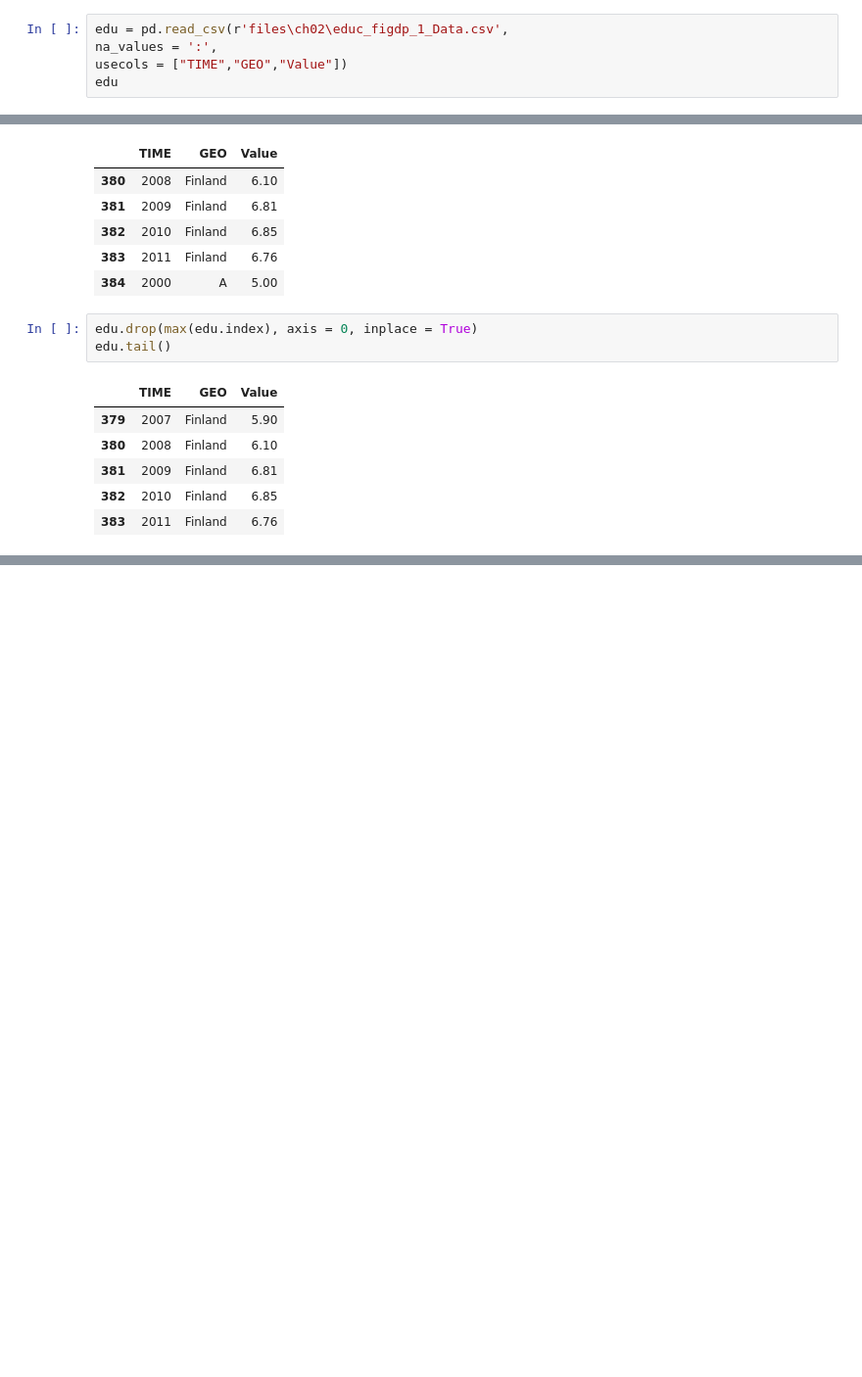
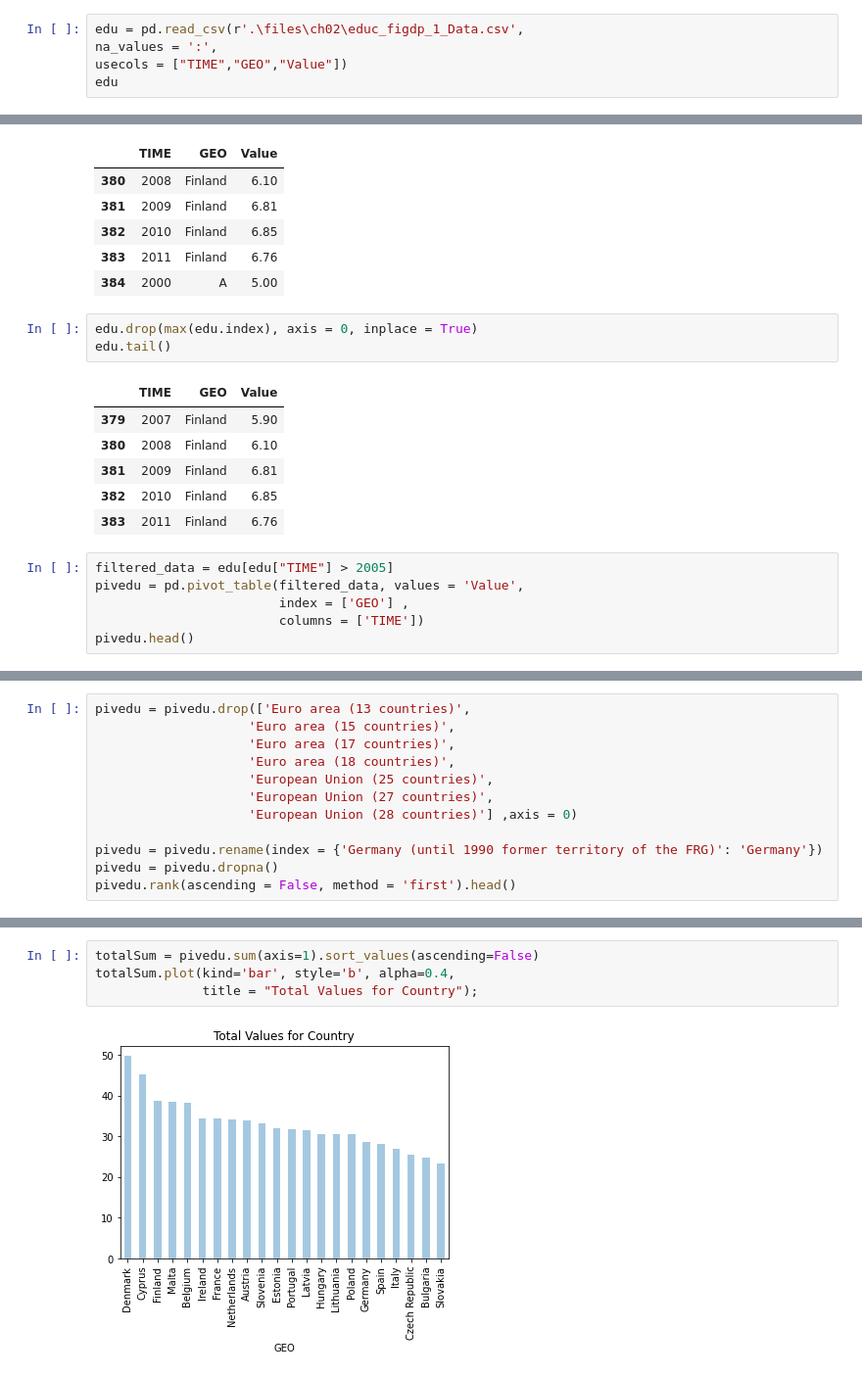
Before and after one commit to SantiGarzonD/introduction-datascience-python-book, a Jupyter notebook: JN_Propios/Open_Government_Data_Analysis.ipynb, the cells around one changed output, grey strips where cells are left out. Shown: that part at 98% size. Drawn from its saved outputs; the diff is of its cells as text; blank space fills up the shorter version.

```diff
--- a/JN_Propios/Open_Government_Data_Analysis.ipynb
+++ b/JN_Propios/Open_Government_Data_Analysis.ipynb
@@ -7,5 +12,5 @@ os.chdir(r'c:\\Users\\Max\\Desktop\\Ciencia de Datos\\Libro_Introduction_to_Data
 # %%
-edu = pd.read_csv(r'files\ch02\educ_figdp_1_Data.csv',
+edu = pd.read_csv(r'.\files\ch02\educ_figdp_1_Data.csv',
 na_values = ':',
 usecols = ["TIME","GEO","Value"])
 edu
@@ -214,3 +219,9 @@ edu.tail()
 | 381 | 2009 | Finland | 6.81 |
 | 382 | 2010 | Finland | 6.85 |
 | 383 | 2011 | Finland | 6.76 |
+# %%
+filtered_data = edu[edu["TIME"] > 2005]
+pivedu = pd.pivot_table(filtered_data, values = 'Value',
+                        index = ['GEO'] ,
+                        columns = ['TIME'])
+pivedu.head()
@@ -216,0 +264,12 @@ edu.tail()
+# %%
+pivedu = pivedu.drop(['Euro area (13 countries)',
+                    'Euro area (15 countries)',
+                    'Euro area (17 countries)',
+                    'Euro area (18 countries)',
+                    'European Union (25 countries)',
+                    'European Union (27 countries)',
+                    'European Union (28 countries)'] ,axis = 0)
+
+pivedu = pivedu.rename(index = {'Germany (until 1990 former territory of the FRG)': 'Germany'})
+pivedu = pivedu.dropna()
+pivedu.rank(ascending = False, method = 'first').head()
@@ -216,0 +295,6 @@ edu.tail()
+# %%
+totalSum = pivedu.sum(axis=1).sort_values(ascending=False)
+totalSum.plot(kind='bar', style='b', alpha=0.4,
+              title = "Total Values for Country");
+# %% [output]
+[figure, added]
```
Also changed, not shown: parts of 10 cells of this notebook.
